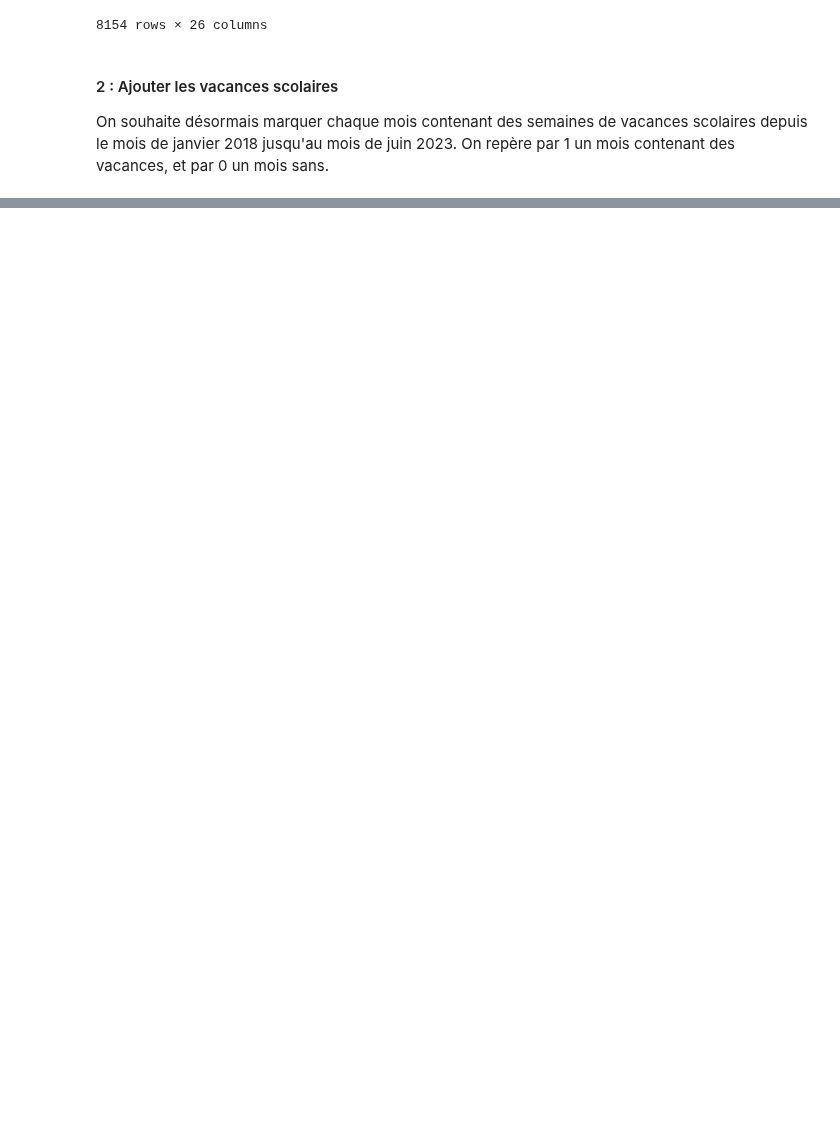
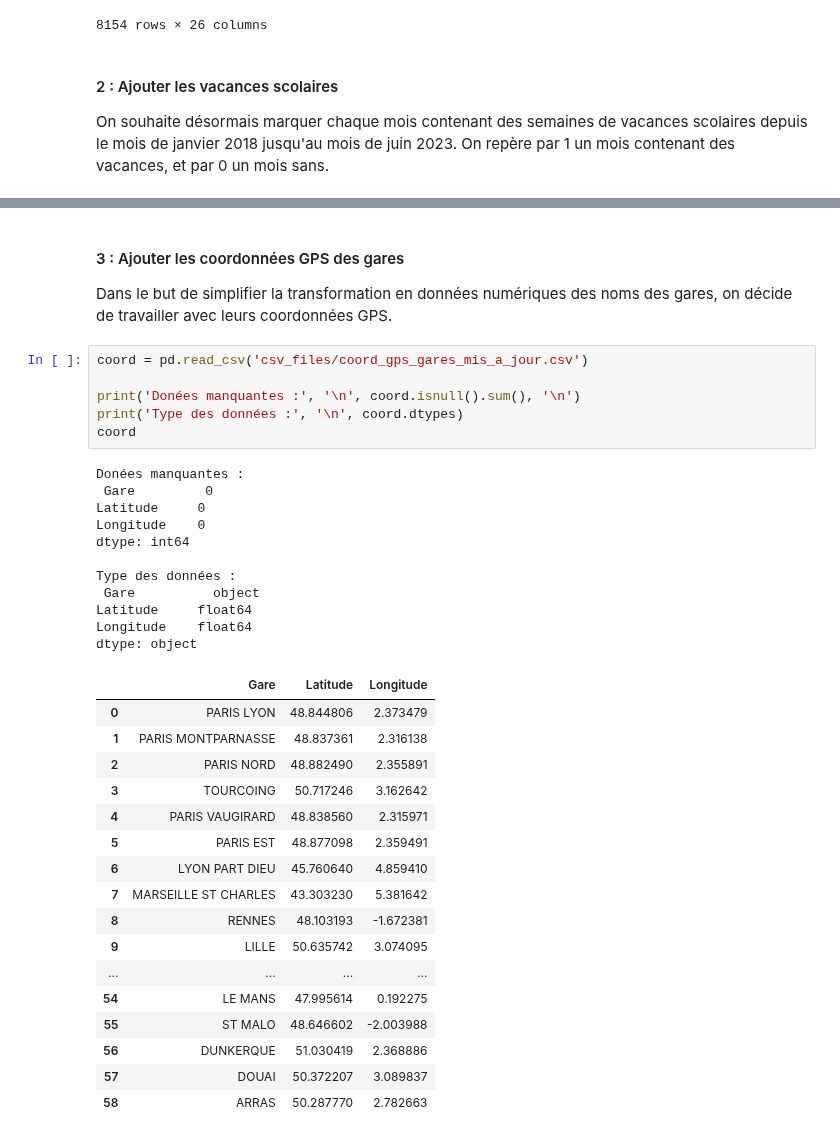
Before and after one commit to MatteoGentili/Apprentissage_Automatique_Project, a Jupyter notebook: Python_files/explo_traitement_data.ipynb, the cells around one changed output, grey strips where cells are left out. Saved outputs shown, nothing was run; the diff lists cells and outputs as text; blank space fills up the shorter version.

Commit message:
Ajout de features coord gps et distance

```diff
--- a/Python_files/explo_traitement_data.ipynb
+++ b/Python_files/explo_traitement_data.ipynb
@@ -185,0 +253,39 @@ df_clean
+# %% [markdown]
+#### 3 : Ajouter les coordonnées GPS des gares
+
+Dans le but de simplifier la transformation en données numériques des noms des gares, on décide de travailler avec leurs coordonnées GPS.
+# %%
+coord = pd.read_csv('csv_files/coord_gps_gares_mis_a_jour.csv')
+
+print('Donées manquantes :', '\n', coord.isnull().sum(), '\n')
+print('Type des données :', '\n', coord.dtypes)
+coord
+# %% [output]
+Donées manquantes :
+ Gare         0
+Latitude     0
+Longitude    0
+dtype: int64
+
+Type des données :
+ Gare          object
+Latitude     float64
+Longitude    float64
+dtype: object
+|  | Gare | Latitude | Longitude |
+| 0 | PARIS LYON | 48.844806 | 2.373479 |
+| 1 | PARIS MONTPARNASSE | 48.837361 | 2.316138 |
+| 2 | PARIS NORD | 48.882490 | 2.355891 |
+| 3 | TOURCOING | 50.717246 | 3.162642 |
+| 4 | PARIS VAUGIRARD | 48.838560 | 2.315971 |
+| 5 | PARIS EST | 48.877098 | 2.359491 |
+| 6 | LYON PART DIEU | 45.760640 | 4.859410 |
+| 7 | MARSEILLE ST CHARLES | 43.303230 | 5.381642 |
+| 8 | RENNES | 48.103193 | -1.672381 |
+| 9 | LILLE | 50.635742 | 3.074095 |
+| ... | ... | ... | ... |
+| 54 | LE MANS | 47.995614 | 0.192275 |
+| 55 | ST MALO | 48.646602 | -2.003988 |
+| 56 | DUNKERQUE | 51.030419 | 2.368886 |
+| 57 | DOUAI | 50.372207 | 3.089837 |
+| 58 | ARRAS | 50.287770 | 2.782663 |
```
Also changed, not shown: parts of 15 cells of this notebook, 2 other files.
